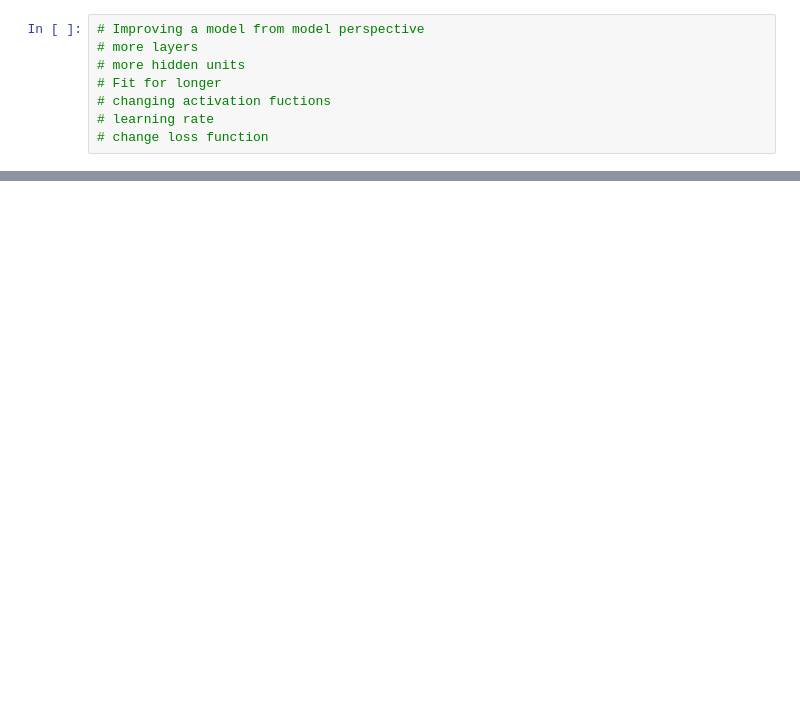
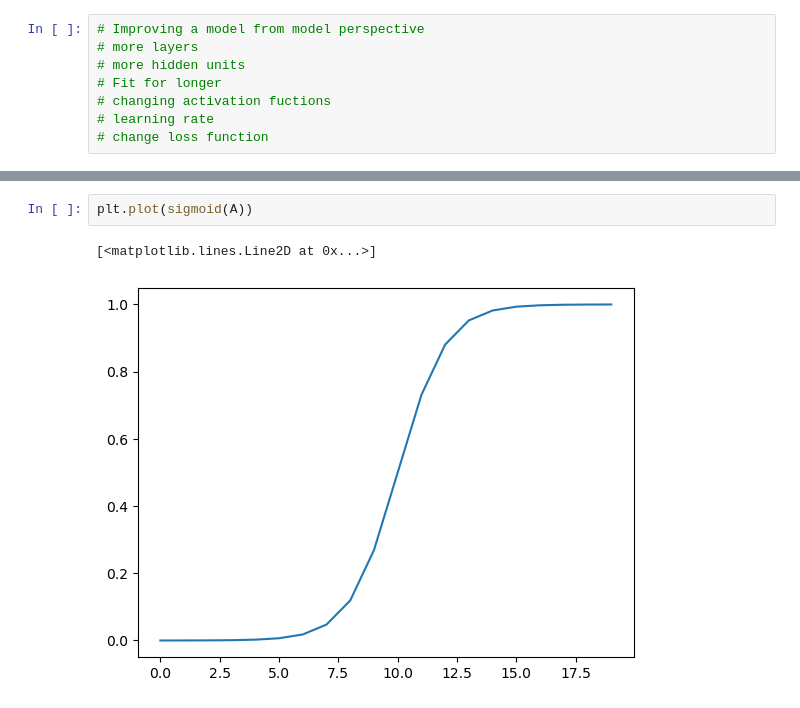
Before and after one commit to bennettandy/PyTorchWork, a Jupyter notebook: NeuralNetClassification.ipynb, the cells around one changed output, grey strips where cells are left out. Drawn from its saved outputs; the diff is of its cells as text; blank space fills up the shorter version.

```diff
--- a/NeuralNetClassification.ipynb
+++ b/NeuralNetClassification.ipynb
@@ -314,0 +346,5 @@ plot_decision_boundary(model_0, X_test, y_test)
+# %%
+plt.plot(sigmoid(A))
+# %% [output]
+[<matplotlib.lines.Line2D at 0x...>]
+[figure, added]
```
Also changed, not shown: parts of 10 cells of this notebook, 1 other file.
